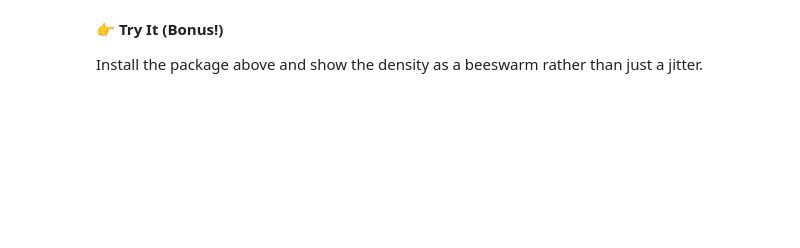
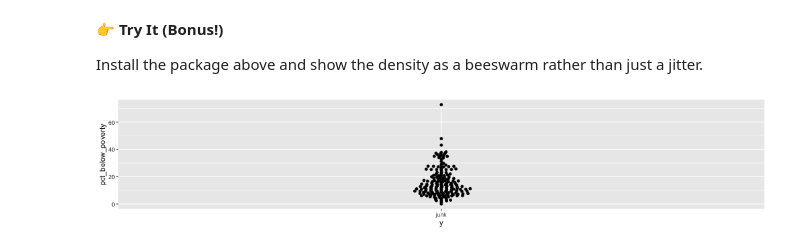
Before and after one commit to data4news/ggplot-intro-yiren54610, a Jupyter notebook: notebook-1.ipynb, the cells around one changed output. Saved outputs shown, nothing was run; the diff lists cells and outputs as text; code cells hidden in the pictures; blank space fills up the shorter version.

```diff
--- a/notebook-1.ipynb
+++ b/notebook-1.ipynb
@@ -384,3 +436,12 @@ https://github.com/eclarke/ggbeeswarm
 **👉 Try It (Bonus!)**
 
 Install the package above and show the density as a beeswarm rather than just a jitter.
+# %%
+%%R -w 1000 -h 200
+
+ggplot(df) +
+    aes(x=pct_below_poverty, y='junk') +
+    geom_beeswarm() +
+    coord_flip()
+# %% [output]
+[figure, added]
```
Also changed, not shown: parts of 8 cells of this notebook.
